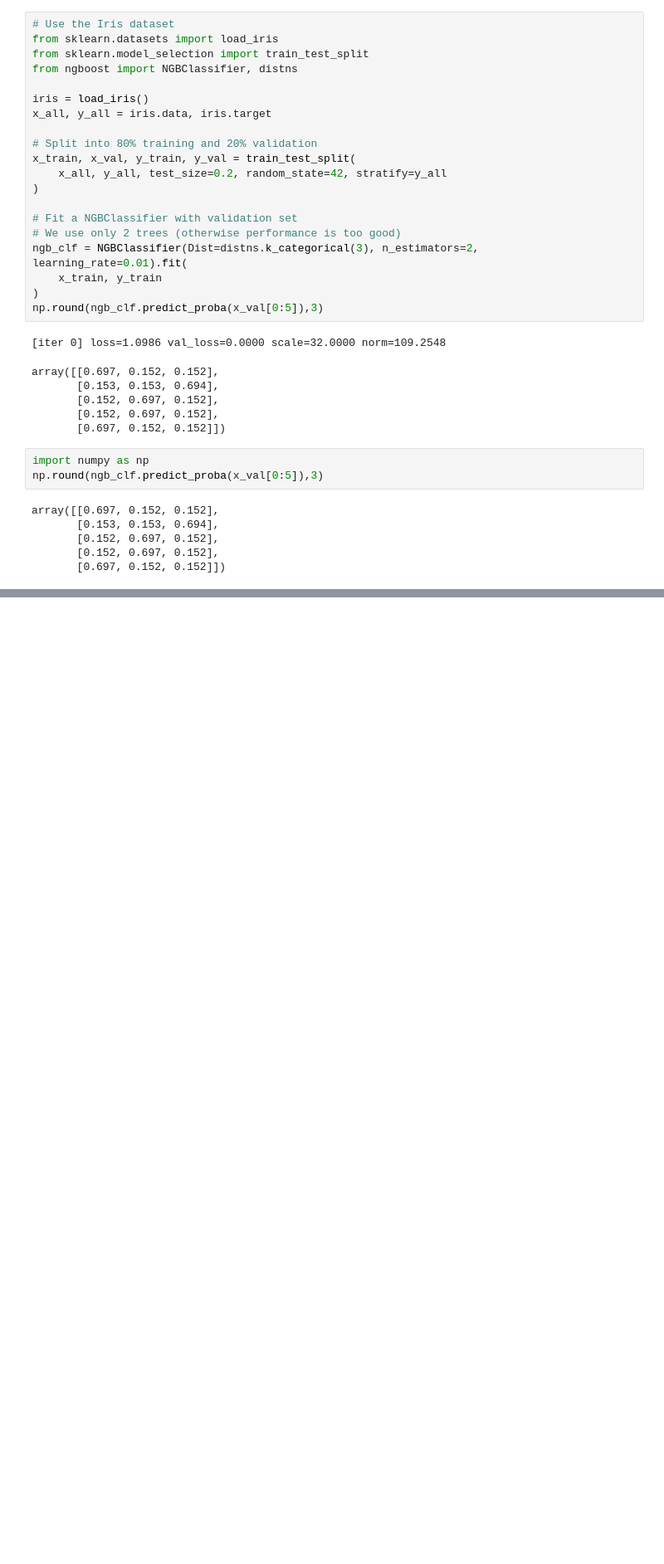
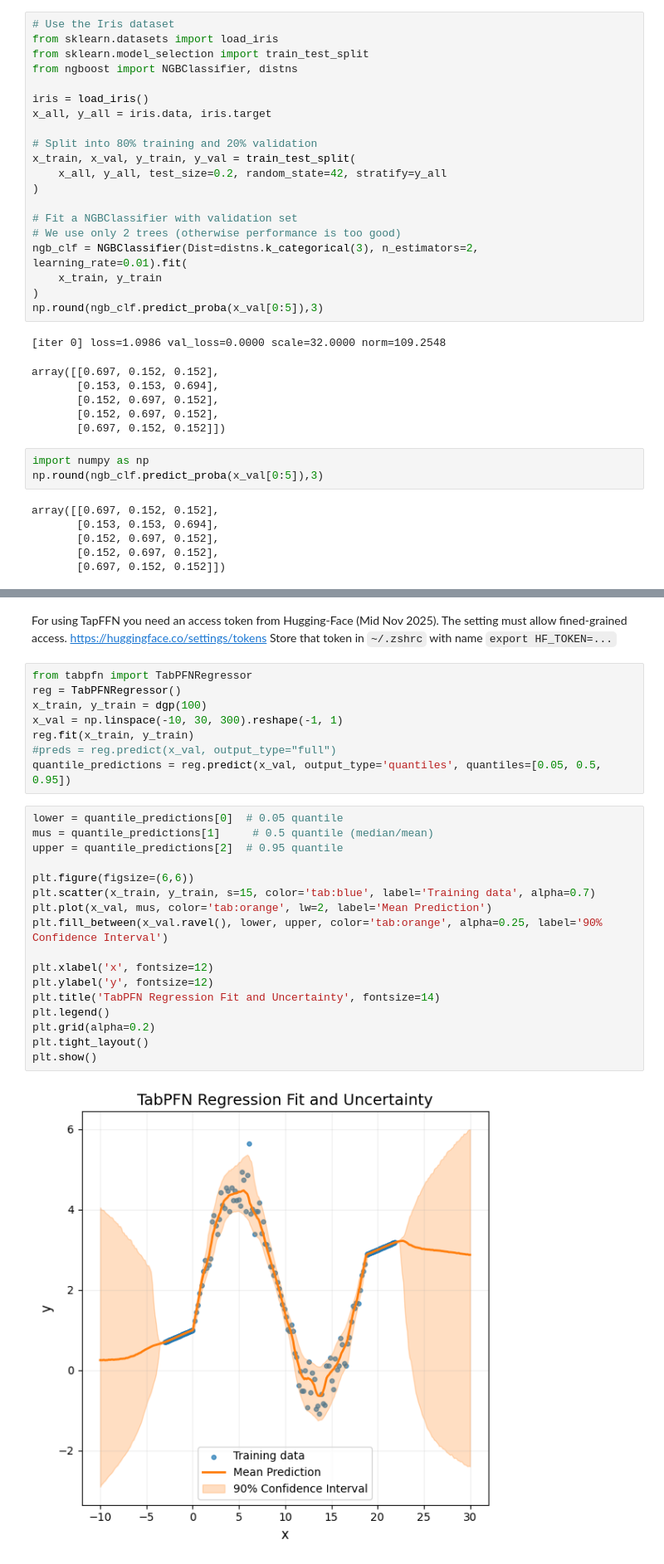
Before and after one commit to ioskn/mldl_htwg, a Jupyter notebook: boosting/ProbBoosting.ipynb, the cells around one changed output, grey strips where cells are left out. Shown at 83% size. Saved outputs shown, nothing was run; the diff lists cells and outputs as text; blank space fills up the shorter version.

```diff
--- a/boosting/ProbBoosting.ipynb
+++ b/boosting/ProbBoosting.ipynb
@@ -243,0 +195,31 @@ Available distributions in ngboost.distns:
+# %% [markdown]
+For using TapFFN you need an access token from Hugging-Face (Mid Nov 2025). The setting must allow fined-grained access.
+https://huggingface.co/settings/tokens
+Store that token in `~/.zshrc` with name `export HF_TOKEN=...`
+# %%
+from tabpfn import TabPFNRegressor
+reg = TabPFNRegressor()
+x_train, y_train = dgp(100)
+x_val = np.linspace(-10, 30, 300).reshape(-1, 1)
+reg.fit(x_train, y_train)
+#preds = reg.predict(x_val, output_type="full")
+quantile_predictions = reg.predict(x_val, output_type='quantiles', quantiles=[0.05, 0.5, 0.95])
+# %%
+lower = quantile_predictions[0]  # 0.05 quantile
+mus = quantile_predictions[1]     # 0.5 quantile (median/mean)
+upper = quantile_predictions[2]  # 0.95 quantile
+
+plt.figure(figsize=(6,6))
+plt.scatter(x_train, y_train, s=15, color='tab:blue', label='Training data', alpha=0.7)
+plt.plot(x_val, mus, color='tab:orange', lw=2, label='Mean Prediction')
+plt.fill_between(x_val.ravel(), lower, upper, color='tab:orange', alpha=0.25, label='90% Confidence Interval')
+
+plt.xlabel('x', fontsize=12)
+plt.ylabel('y', fontsize=12)
+plt.title('TabPFN Regression Fit and Uncertainty', fontsize=14)
+plt.legend()
+plt.grid(alpha=0.2)
+plt.tight_layout()
+plt.show()
+# %% [output]
+[figure, added]
```
Also changed, not shown: parts of 2 cells of this notebook, 1 other file.
